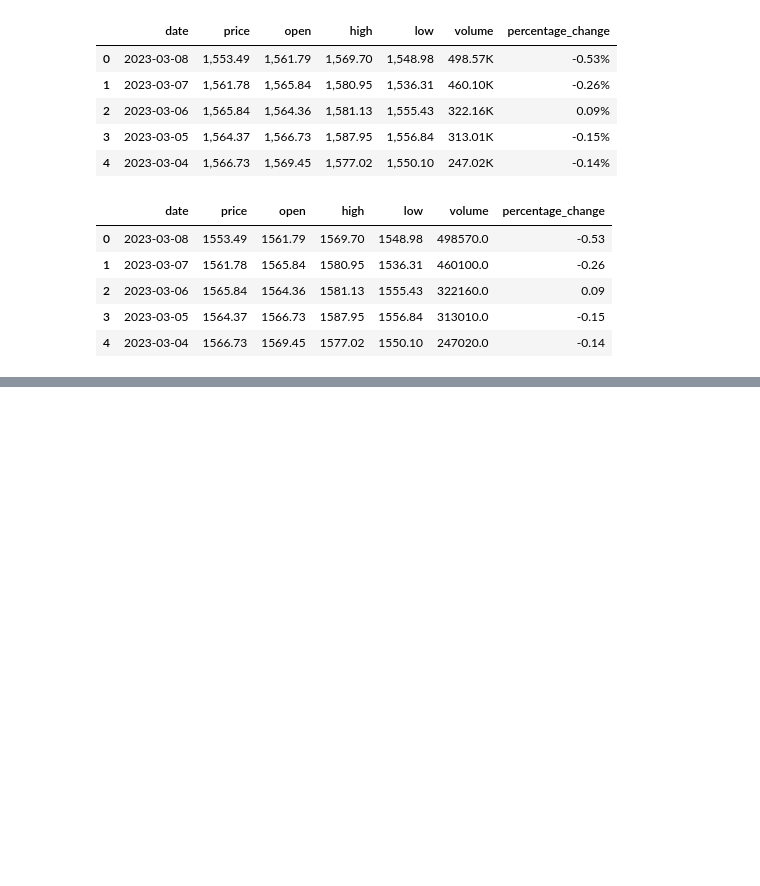
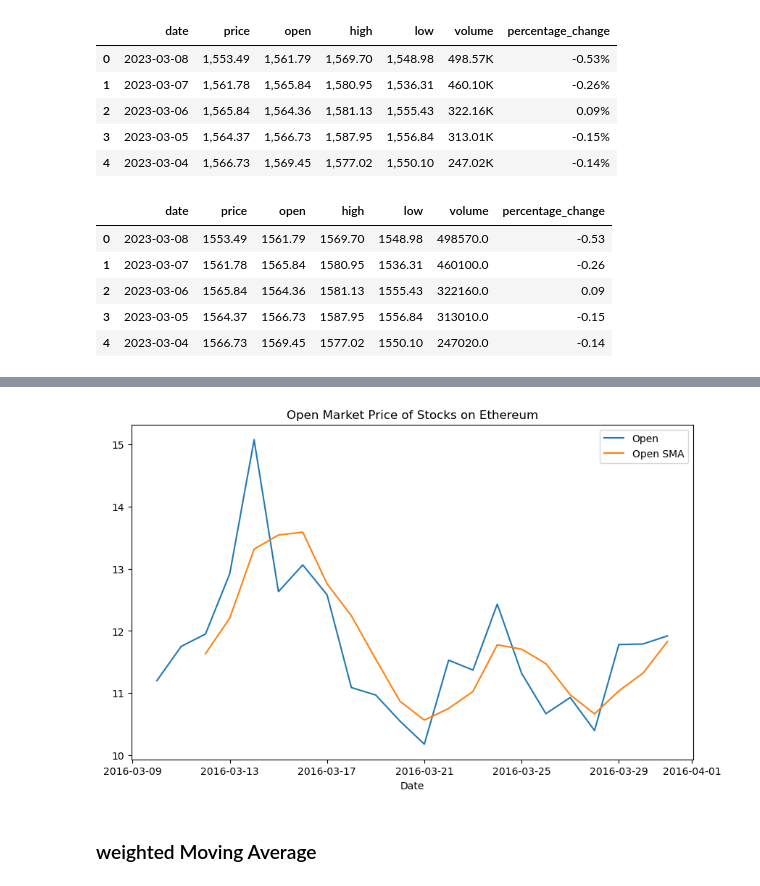
Before and after one commit to dsirepos/ds_project, a Jupyter notebook: data_prep.ipynb, the cells around one changed output, grey strips where cells are left out. Cells and saved outputs as stored; diff of their text form; code cells hidden in the pictures; blank space fills up the shorter version.

```diff
--- a/data_prep.ipynb
+++ b/data_prep.ipynb
@@ -111,0 +128,5 @@ dtype: int64
+# %%
+# set date as index
+
+df = df.sort_values(by=['date'])
+df = df.set_index('date')
@@ -111,0 +135,12 @@ dtype: int64
+# %%
+# convert numerical to float types
+
+df = [df[col].astype(float) for col in df.columns]
+df = pd.DataFrame(df).T
+
+
+# normalize volume column , + 1 to avoid zero log or negative log values.
+
+df['volume_log'] = np.log(df['volume'] + 1)
+df = df.drop(columns=['volume'])
+df.head()
@@ -111,0 +159,6 @@ dtype: int64
+# %%
+## sampling a subset , for calculating  moving average
+
+df_open = df['2016-01': '2016-03'][['open']]
+
+df_open.head(3)
@@ -111,0 +171,3 @@ dtype: int64
+# %%
+df_open['open_sma'] = df_open['open'].rolling(window=3).mean()
+df_open.head()
@@ -111,0 +182,19 @@ dtype: int64
+# %%
+# line distribution: Viewing trends of the open market price of the stocks on Ethereum
+fig, ax = plt.subplots(figsize=(10, 6))
+
+# Plot 'open' and 'open_sma' columns on the same axis
+ax.plot(df_open.index, df_open['open'], label='Open')
+ax.plot(df_open.index, df_open['open_sma'], label='Open SMA')
+
+# Set plot title, x-axis label, and legend
+ax.set_title('Open Market Price of Stocks on Ethereum')
+ax.set_xlabel('Date')
+ax.legend()
+
+# Show the plot
+plt.show()
+# %% [output]
+[figure, added]
+# %% [markdown]
+### weighted Moving Average
```
Also changed, not shown: parts of 26 cells of this notebook, 4 other files.
